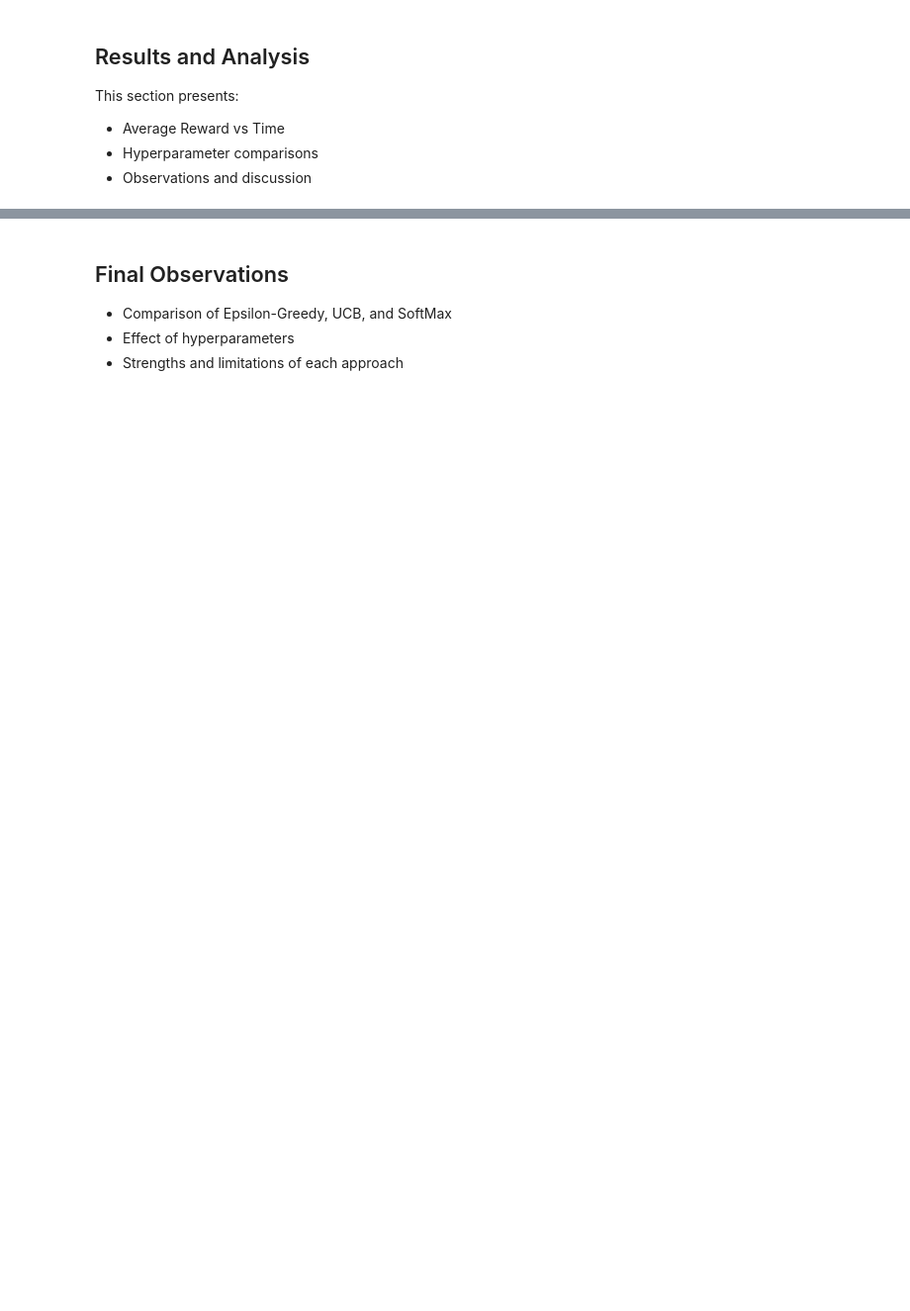
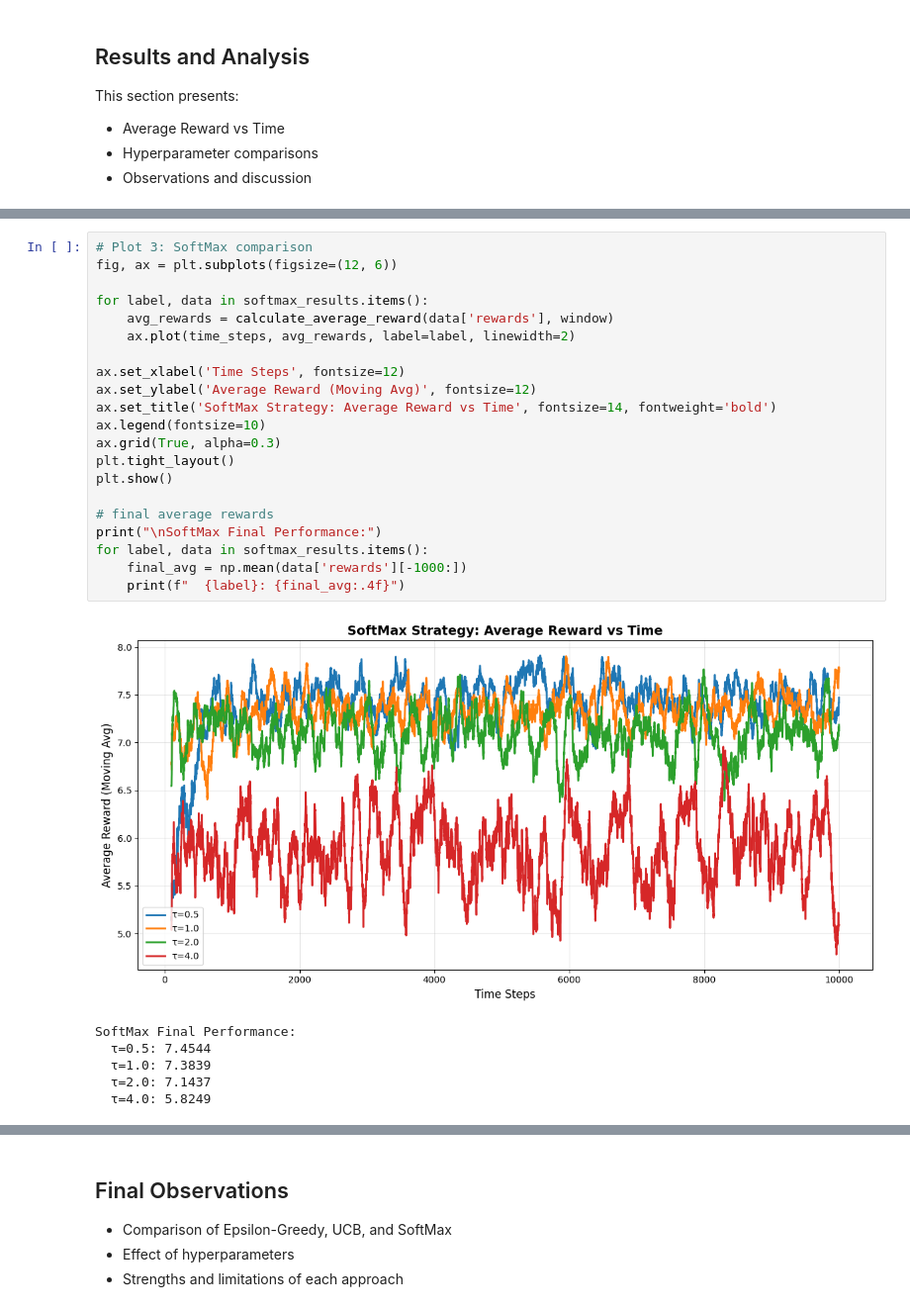
Before and after one commit to cyai/lab3-contextual-bandit, a Jupyter notebook: lab3_results_U20230048.ipynb, the cells around one changed output, grey strips where cells are left out. Shown at 99% size. Cells and saved outputs as stored; diff of their text form; blank space fills up the shorter version.

```diff
--- a/lab3_results_U20230048.ipynb
+++ b/lab3_results_U20230048.ipynb
@@ -238,0 +690,28 @@ This section presents:
+# %%
+# Plot 3: SoftMax comparison
+fig, ax = plt.subplots(figsize=(12, 6))
+
+for label, data in softmax_results.items():
+    avg_rewards = calculate_average_reward(data['rewards'], window)
+    ax.plot(time_steps, avg_rewards, label=label, linewidth=2)
+
+ax.set_xlabel('Time Steps', fontsize=12)
+ax.set_ylabel('Average Reward (Moving Avg)', fontsize=12)
+ax.set_title('SoftMax Strategy: Average Reward vs Time', fontsize=14, fontweight='bold')
+ax.legend(fontsize=10)
+ax.grid(True, alpha=0.3)
+plt.tight_layout()
+plt.show()
+
+# final average rewards
+print("\nSoftMax Final Performance:")
+for label, data in softmax_results.items():
+    final_avg = np.mean(data['rewards'][-1000:])
+    print(f"  {label}: {final_avg:.4f}")
+# %% [output]
+[figure, added]
+SoftMax Final Performance:
+  τ=0.5: 7.4544
+  τ=1.0: 7.3839
+  τ=2.0: 7.1437
+  τ=4.0: 5.8249
```
Also changed, not shown: parts of 22 cells of this notebook, 2 other files.
